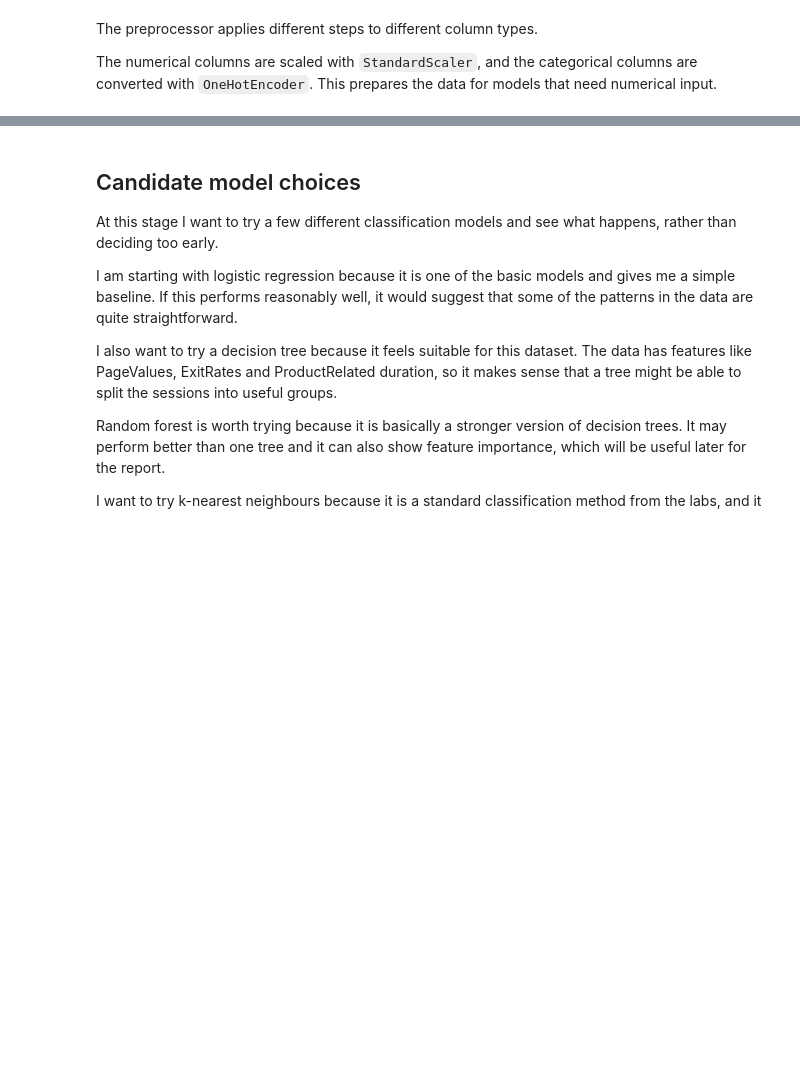
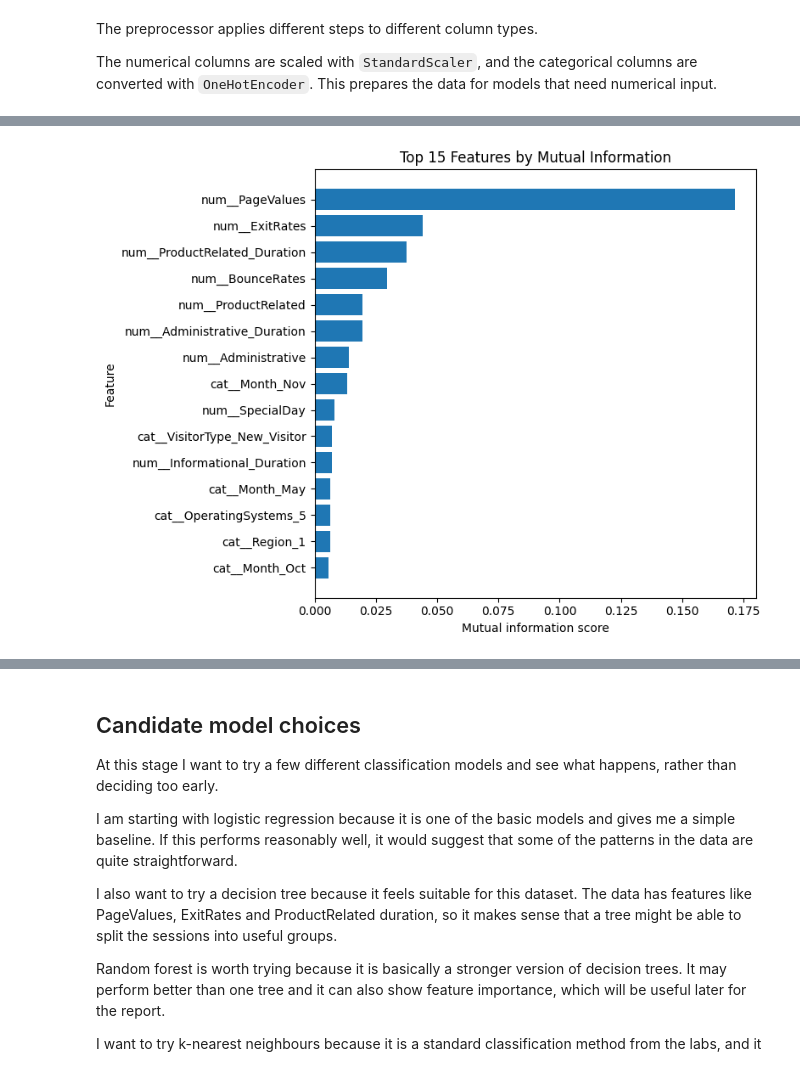
Before and after one commit to tehillabroder/online-purchase-conversion-audit, a Jupyter notebook: notebooks/aml_online_shoppers.ipynb, the cells around one changed output, grey strips where cells are left out. Saved outputs shown, nothing was run; the diff lists cells and outputs as text; code cells hidden in the pictures; blank space fills up the shorter version.

```diff
--- a/notebooks/aml_online_shoppers.ipynb
+++ b/notebooks/aml_online_shoppers.ipynb
@@ -346,0 +399,29 @@ The aim will not be to remove features straight away. Instead, this step will he
+# %%
+from sklearn.base import clone
+from sklearn.feature_selection import mutual_info_classif
+
+# Fit a copy of the preprocessor on the training data only.
+# This avoids using the test set when calculating feature selection scores.
+mi_preprocessor = clone(preprocessor)
+
+X_train_processed = mi_preprocessor.fit_transform(X_train)
+processed_feature_names = mi_preprocessor.get_feature_names_out()
+
+# Mutual information gives a filter-based score for each processed feature.
+# The random_state keeps the score calculation reproducible.
+mi_scores = mutual_info_classif(
+    X_train_processed,
+    y_train,
+    random_state=RANDOM_STATE
+)
+
+mi_scores_df = (
+    pd.DataFrame({
+        "feature": processed_feature_names,
+        "mutual_information": mi_scores
+    })
+    .sort_values(by="mutual_information", ascending=False)
+    .reset_index(drop=True)
+)
+
+mi_scores_df.head(15)
@@ -346,0 +449,12 @@ The aim will not be to remove features straight away. Instead, this step will he
+# %%
+top_mi_features = mi_scores_df.head(15).sort_values("mutual_information")
+
+plt.figure(figsize=(8, 6))
+plt.barh(top_mi_features["feature"], top_mi_features["mutual_information"])
+plt.xlabel("Mutual information score")
+plt.ylabel("Feature")
+plt.title("Top 15 Features by Mutual Information")
+plt.tight_layout()
+plt.show()
+# %% [output]
+[figure, added]
```
Also changed, not shown: parts of 12 cells of this notebook.
